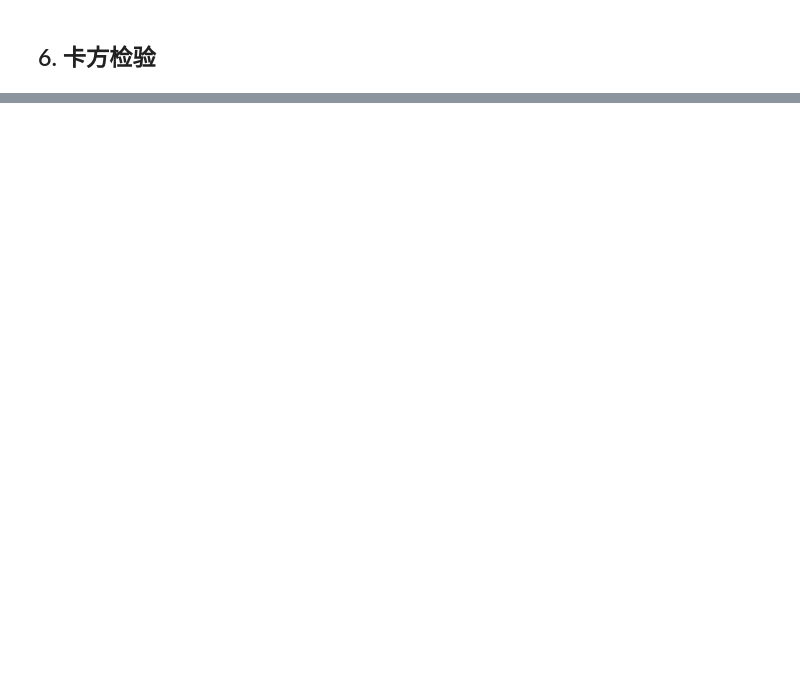
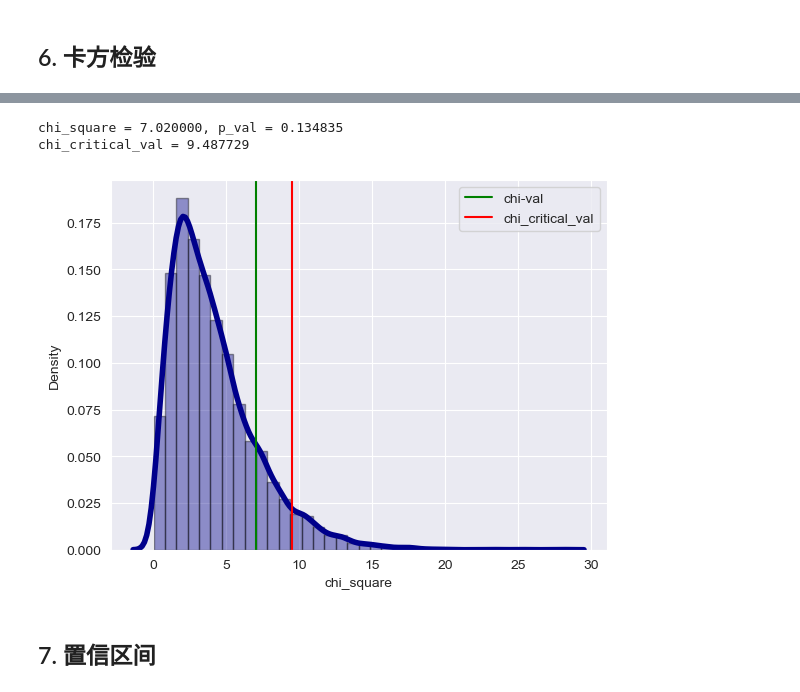
Before and after one commit to Lvseguiji/ZMJ_Whale_DS, a Jupyter notebook: Stats/07.Presentation.ipynb, the cells around one changed output, grey strips where cells are left out. Saved outputs shown, nothing was run; the diff lists cells and outputs as text; code cells hidden in the pictures; blank space fills up the shorter version.

```diff
--- a/Stats/07.Presentation.ipynb
+++ b/Stats/07.Presentation.ipynb
@@ -349,0 +387,26 @@ tc_l = -2.024394, tc_r = 2.024394
+# %%
+# chi-square test
+# H0: 抽样样本符合人群比例
+random_pick_1000 = np.random.choice(age_distribution_random, 1000)
+random_pick_1000 = np.array(np.unique(random_pick_1000,return_counts=True)).T[:,1].astype(int)
+chi, chi_p_val = stats.chisquare(random_pick_1000, f_exp=[300,300,200,150,50])
+# degrees of freedom in the Chi-Square test = # of categories - 1
+chi_critical_val = stats.chi2.ppf(1-.05, df=4)
+fig = plt.figure()
+ax8 = fig.subplots()
+sns.distplot(df_chi_square['chi_square'],hist=True, kde=True,
+             bins=int(180/5), color = 'darkblue',
+             hist_kws={'edgecolor':'black'},
+             kde_kws={'linewidth': 4})
+ax8.axvline(x = chi, color = 'g', label = 'chi-val')
+ax8.axvline(x = chi_critical_val, color = 'r', label = 'chi_critical_val')
+ax8.legend(loc='best')
+
+print('chi_square = %.6f, p_val = %.6f' % (chi, chi_p_val))
+print('chi_critical_val = %.6f' % chi_critical_val)
+# %% [output]
+chi_square = 7.020000, p_val = 0.134835
+chi_critical_val = 9.487729
+[figure, added]
+# %% [markdown]
+## 7. 置信区间
```
Also changed, not shown: parts of 20 cells of this notebook, 1 other file.
